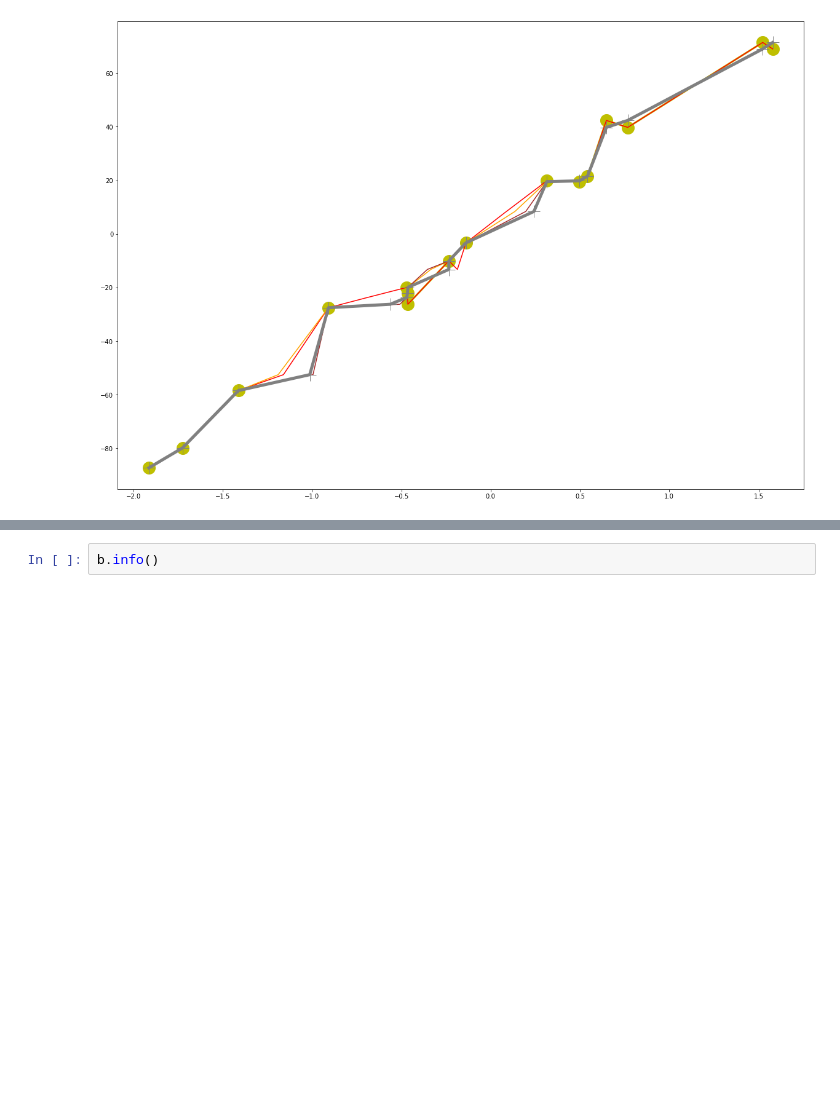
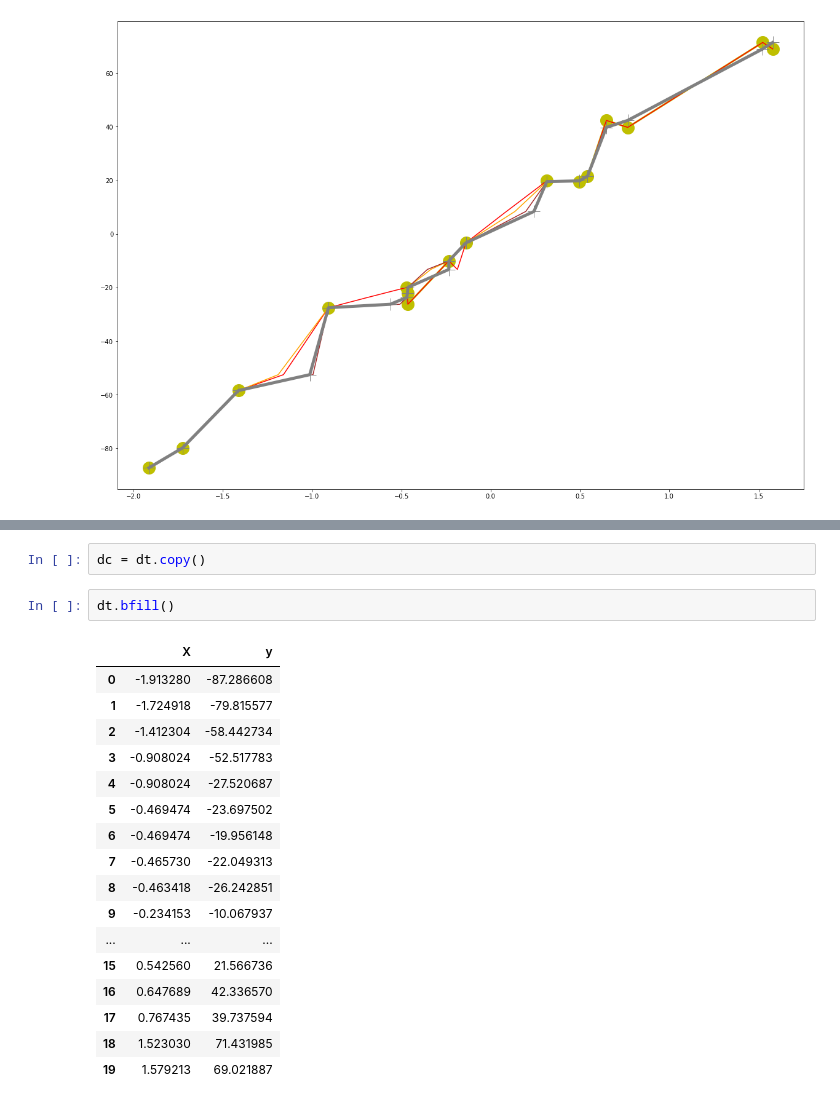
Before and after one commit to germanlinux/notebooks, a Jupyter notebook: python_datasc/pandas_missing.ipynb, the cells around one changed output, grey strips where cells are left out. Cells and saved outputs as stored; diff of their text form; blank space fills up the shorter version.

```diff
--- a/python_datasc/pandas_missing.ipynb
+++ b/python_datasc/pandas_missing.ipynb
@@ -148,2 +183,22 @@ b.interpolate(method ="pad", axis = 0)
 # %%
-b.info()
+dc = dt.copy()
+# %%
+dt.bfill()
+# %% [output]
+|  | X | y |
+| 0 | -1.913280 | -87.286608 |
+| 1 | -1.724918 | -79.815577 |
+| 2 | -1.412304 | -58.442734 |
+| 3 | -0.908024 | -52.517783 |
+| 4 | -0.908024 | -27.520687 |
+| 5 | -0.469474 | -23.697502 |
+| 6 | -0.469474 | -19.956148 |
+| 7 | -0.465730 | -22.049313 |
+| 8 | -0.463418 | -26.242851 |
+| 9 | -0.234153 | -10.067937 |
+| ... | ... | ... |
+| 15 | 0.542560 | 21.566736 |
+| 16 | 0.647689 | 42.336570 |
+| 17 | 0.767435 | 39.737594 |
+| 18 | 1.523030 | 71.431985 |
+| 19 | 1.579213 | 69.021887 |
```
Also changed, not shown: parts of 6 cells of this notebook, 1 other file.
